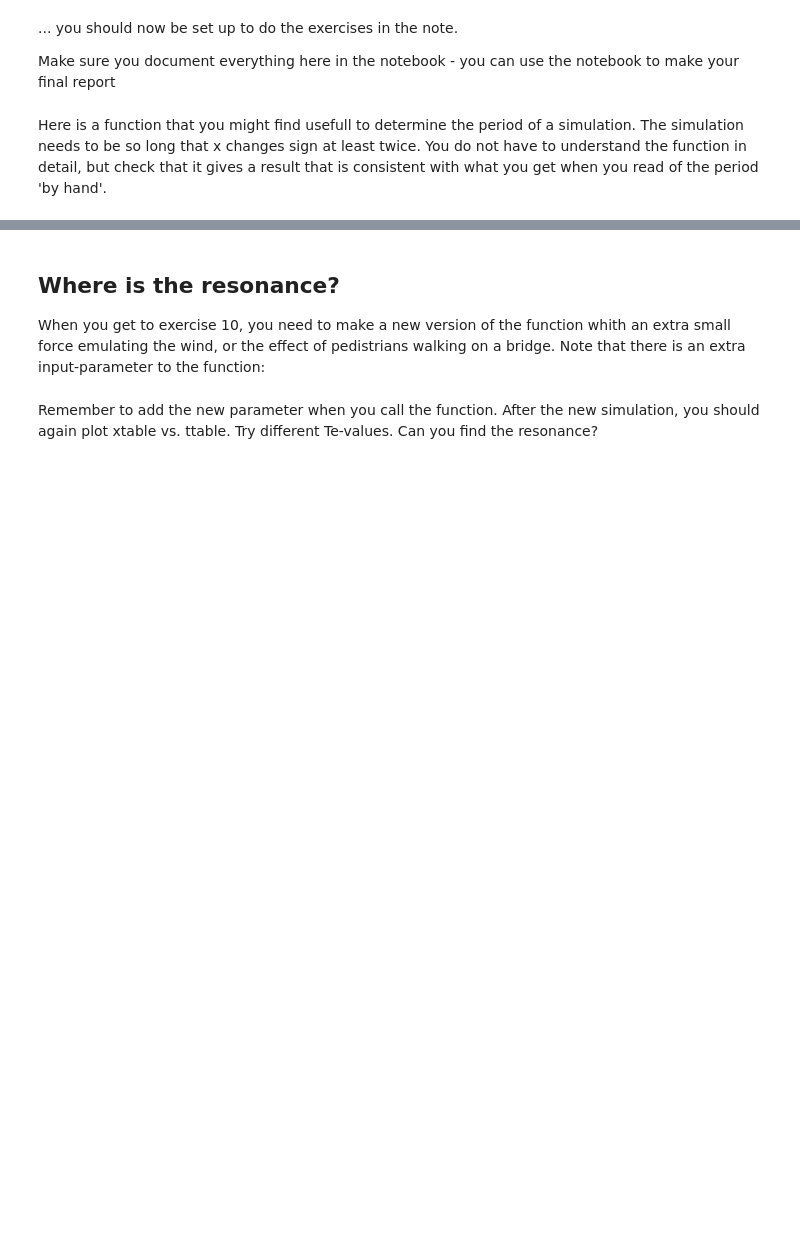
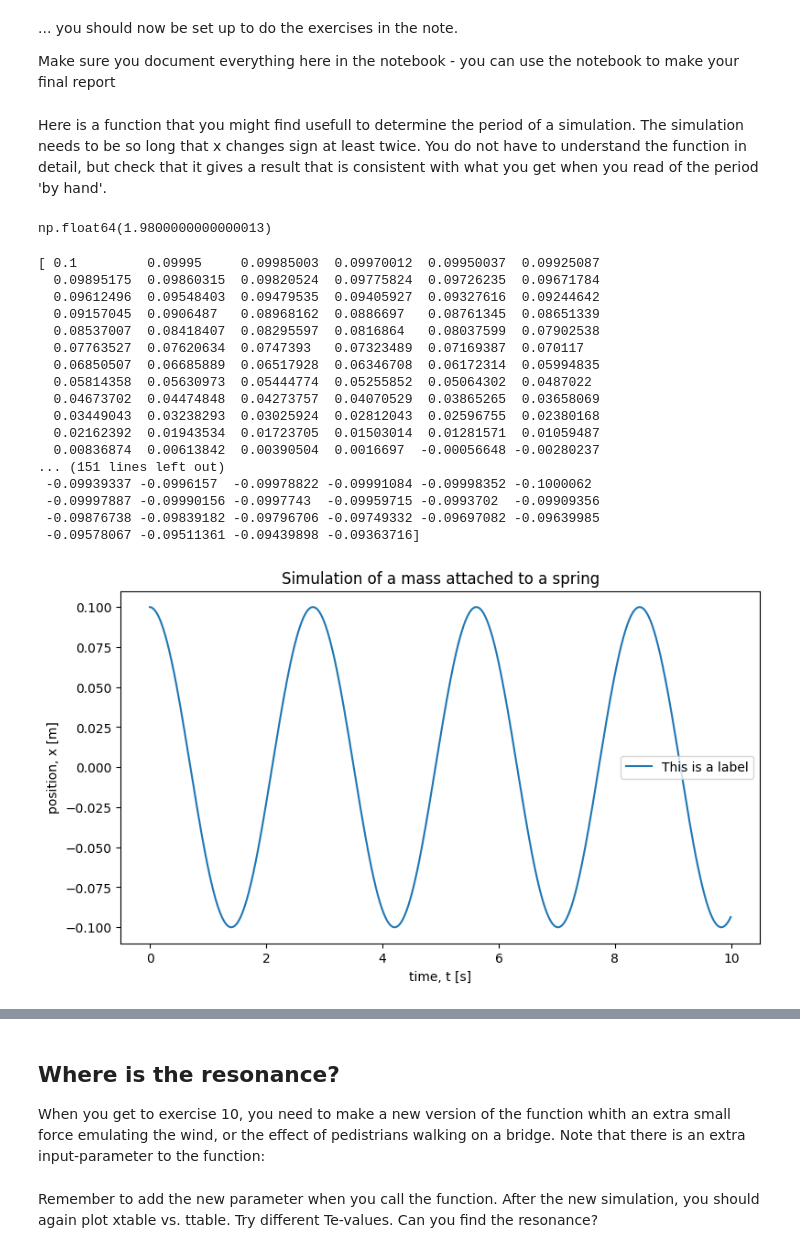
Before and after one commit to Nuhddy/ExperimentalMethods, a Jupyter notebook: Notes/BK2physics.ipynb, the cells around one changed output, grey strips where cells are left out. Saved outputs shown, nothing was run; the diff lists cells and outputs as text; code cells hidden in the pictures; blank space fills up the shorter version.

```diff
--- a/Notes/BK2physics.ipynb
+++ b/Notes/BK2physics.ipynb
@@ -76,7 +92,7 @@ Now we are ready to run the simulation:
 
 ** NOTE: you have to insert the numbers describing the simulation you want **
 # %%
-ttable,xtable,vtable = LeapFrog(m=, k=, dt=, t_end=, v0=, x0=)
+ttable,xtable,vtable = LeapFrog(m=5, k=50, dt=0.01, t_end=10, v0=0, x0=0.1)
 # %% [markdown]
 The result of the simulation is now stored in the tables, ttable, xtable, and vtable
 # %%
@@ -109,3 +145,72 @@ def FindPeriod(xtable, ttable):
 # %%
 T = FindPeriod(xtable, ttable)
 T
+# %% [output]
+np.float64(1.9800000000000013)
+# %%
+def LeapFrogSimple(p, dt, t_end, v0, x0):
+    """ Run a numerical simulation of a mass and a spring using Leap-Frog.
+    Parameters:
+        p: ratio of spring constant to mass
+        dt: derivation of time
+        t_end: total time
+        v0: initial velocity
+        x0: initial position
+    Returns:
+        ttable: list of points in time
+        xtable: list of positions
+        vtable: list of velocities
+    """
+
+    n_steps = int(t_end/dt)  # Number of steps
+
+    ttable = np.zeros(n_steps)
+    xtable = np.zeros(n_steps)
+    vtable = np.zeros(n_steps)
+
+    t = 0.0
+    x = x0
+    v = v0
+
+    for i in range(n_steps):
+        ttable[i] = t
+        xtable[i] = x
+        vtable[i] = v
+
+        t = t + dt
+        a = (-p * x)
+        v = v + a*dt  # a = dv/dt
+        x = x + v*dt  # v = dx/dt
+
+
+
+    return ttable,xtable,vtable
+ttable,xtable,vtable = LeapFrogSimple(p=5, dt=0.01, t_end=10, v0=0, x0=0.1)
+print(xtable)
+plt.figure(figsize=(9, 5))
+plt.plot(ttable,xtable,'-', label='This is a label')
+plt.title("Simulation of a mass attached to a spring")
+plt.xlabel("time, t [s]")
+plt.ylabel("position, x [m]")
+plt.legend()
+plt.savefig('spring.pdf')
+plt.show()
+# %% [output]
+[ 0.1         0.09995     0.09985003  0.09970012  0.09950037  0.09925087
+  0.09895175  0.09860315  0.09820524  0.09775824  0.09726235  0.09671784
+  0.09612496  0.09548403  0.09479535  0.09405927  0.09327616  0.09244642
+  0.09157045  0.0906487   0.08968162  0.0886697   0.08761345  0.08651339
+  0.08537007  0.08418407  0.08295597  0.0816864   0.08037599  0.07902538
+  0.07763527  0.07620634  0.0747393   0.07323489  0.07169387  0.070117
+  0.06850507  0.06685889  0.06517928  0.06346708  0.06172314  0.05994835
+  0.05814358  0.05630973  0.05444774  0.05255852  0.05064302  0.0487022
+  0.04673702  0.04474848  0.04273757  0.04070529  0.03865265  0.03658069
+  0.03449043  0.03238293  0.03025924  0.02812043  0.02596755  0.02380168
+  0.02162392  0.01943534  0.01723705  0.01503014  0.01281571  0.01059487
+  0.00836874  0.00613842  0.00390504  0.0016697  -0.00056648 -0.00280237
+... (151 lines left out)
+ -0.09939337 -0.0996157  -0.09978822 -0.09991084 -0.09998352 -0.1000062
+ -0.09997887 -0.09990156 -0.0997743  -0.09959715 -0.0993702  -0.09909356
+ -0.09876738 -0.09839182 -0.09796706 -0.09749332 -0.09697082 -0.09639985
+ -0.09578067 -0.09511361 -0.09439898 -0.09363716]
+[figure, added]
```
Also changed, not shown: parts of 8 cells of this notebook.
